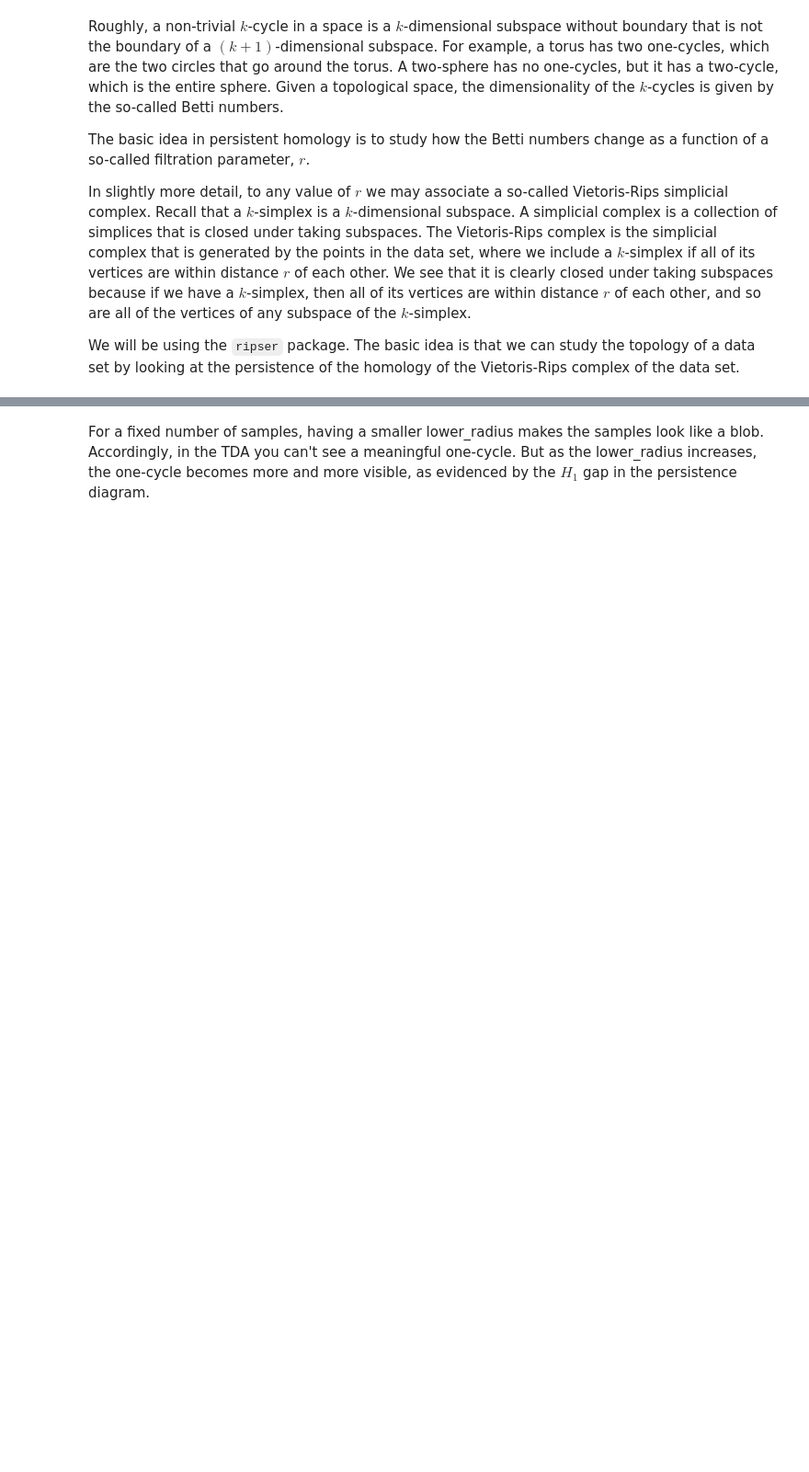
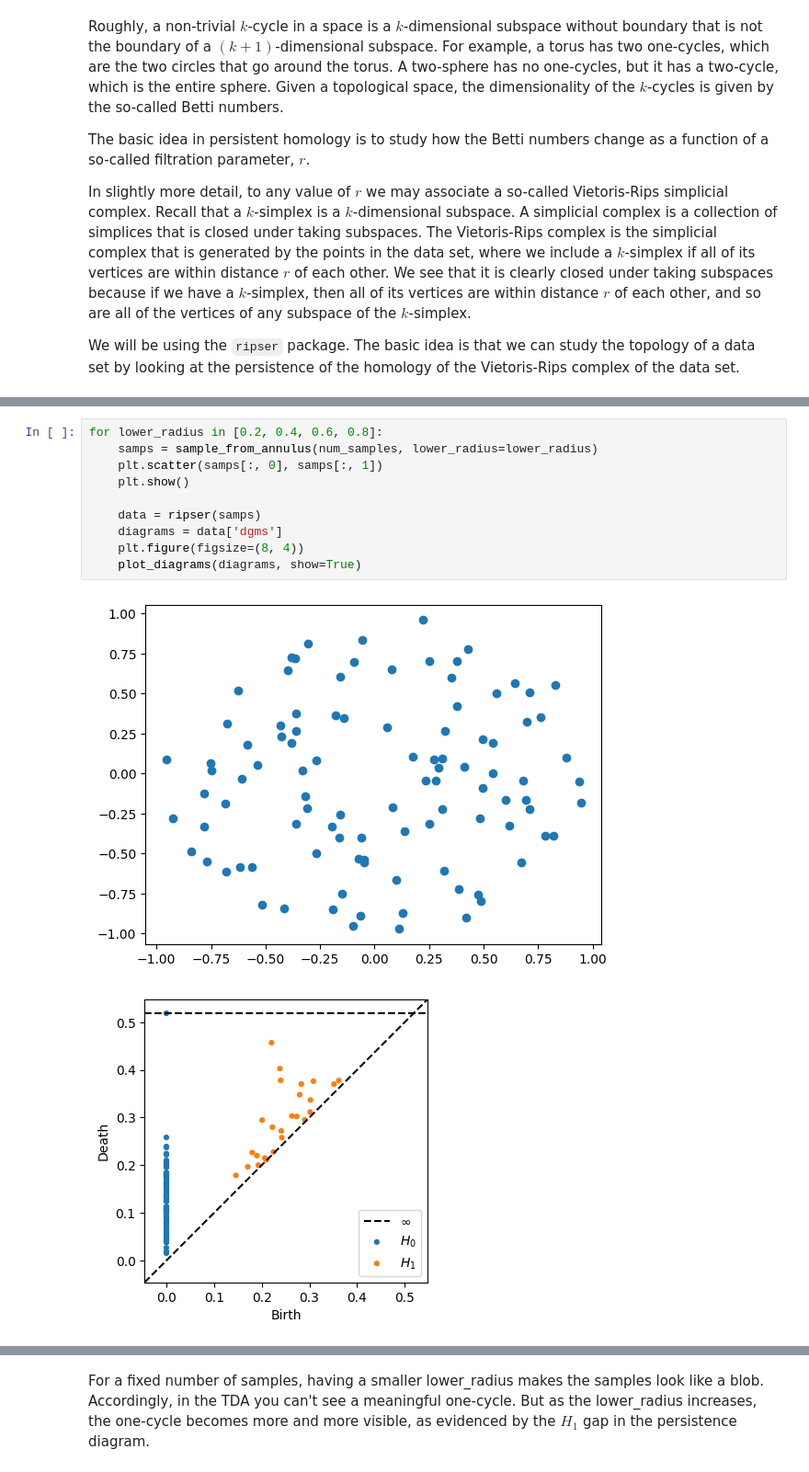
Before and after one commit to jimhalverson/COMP2023, a Jupyter notebook: notebooks/Physics and Machine Learning/7_Lecture_SR TDA PCA.ipynb, the cells around one changed output, grey strips where cells are left out. Shown at 92% size. Saved outputs shown, nothing was run; the diff lists cells and outputs as text; blank space fills up the shorter version.

```diff
--- a/notebooks/Physics and Machine Learning/7_Lecture_SR TDA PCA.ipynb
+++ b/notebooks/Physics and Machine Learning/7_Lecture_SR TDA PCA.ipynb
@@ -87,0 +350,13 @@ We will be using the `ripser` package. The basic idea is that we can study the t
+# %%
+for lower_radius in [0.2, 0.4, 0.6, 0.8]:
+    samps = sample_from_annulus(num_samples, lower_radius=lower_radius)
+    plt.scatter(samps[:, 0], samps[:, 1])
+    plt.show()
+
+    data = ripser(samps)
+    diagrams = data['dgms']
+    plt.figure(figsize=(8, 4))
+    plot_diagrams(diagrams, show=True)
+# %% [output]
+[figure, added]
+[figure, added]
```
Also changed, not shown: parts of 26 cells of this notebook.
